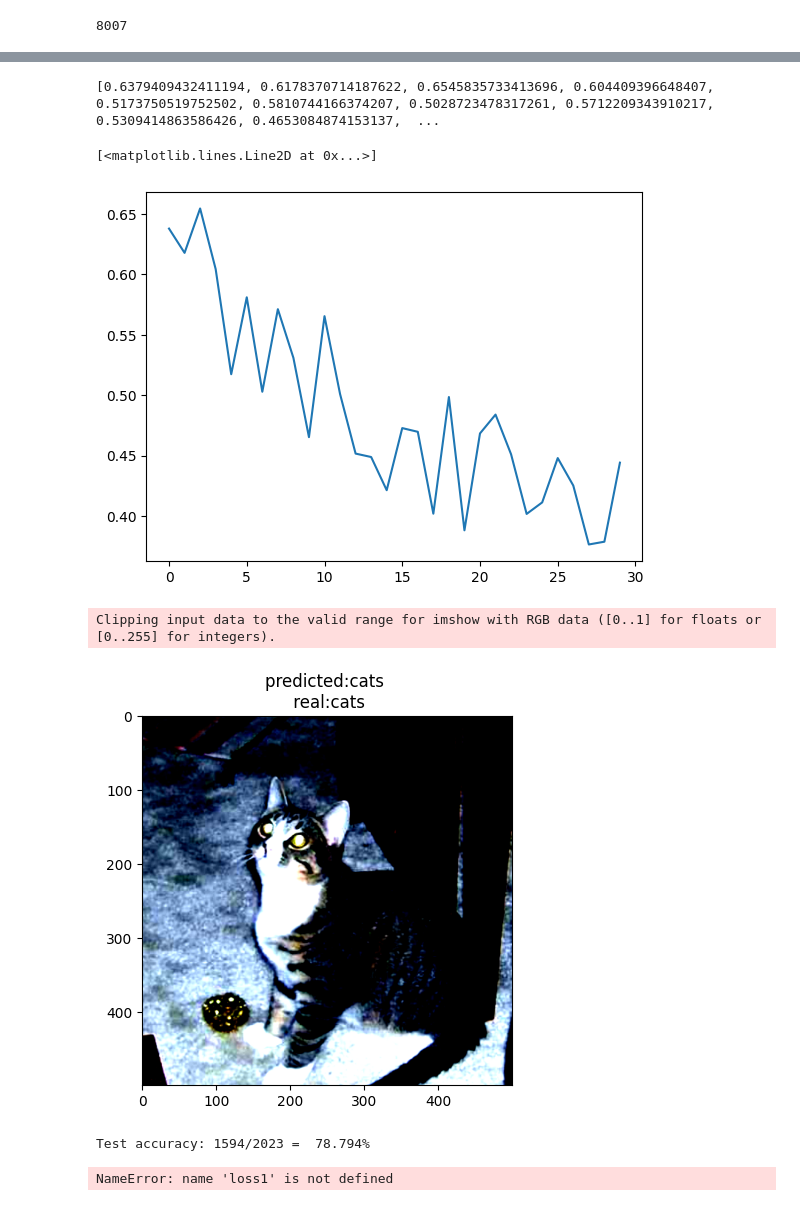
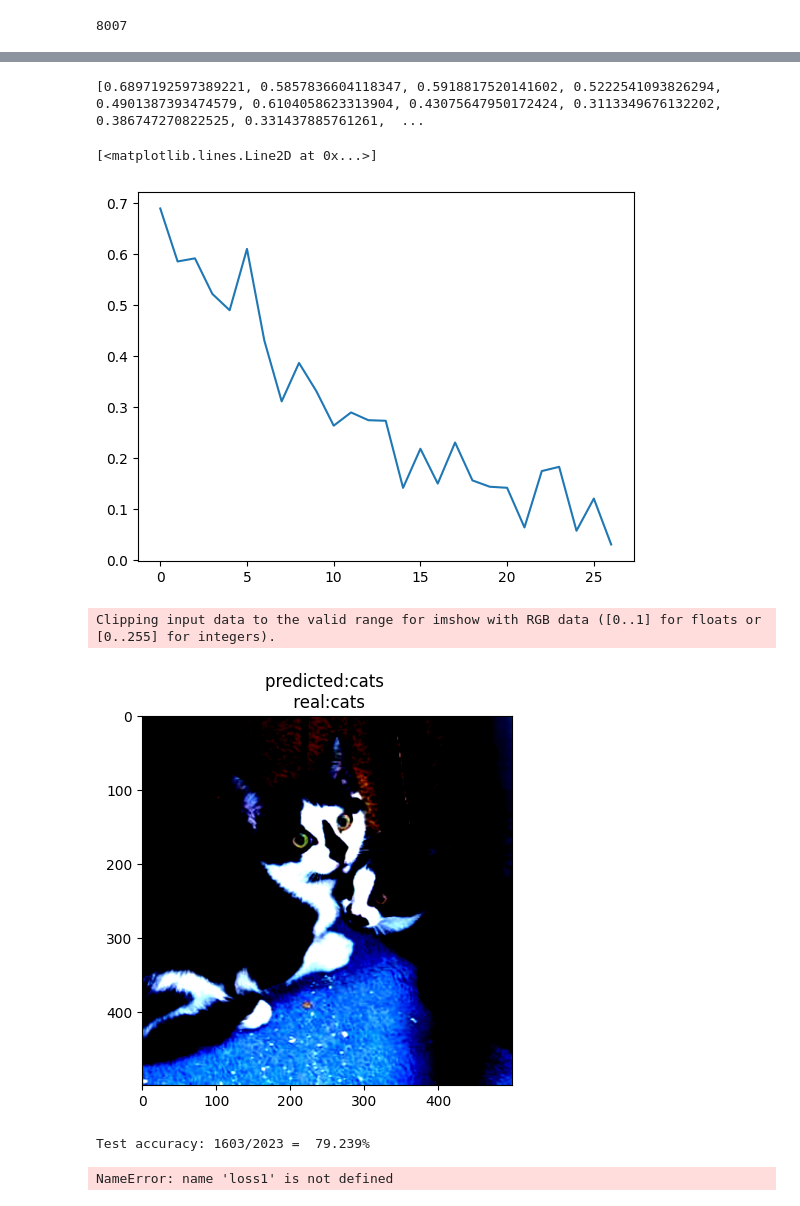
Before and after one commit to revanth2509/Cats_Dogs, a Jupyter notebook: model.ipynb, the cells around one changed output, grey strips where cells are left out. Drawn from its saved outputs; the diff is of its cells as text; code cells hidden in the pictures.

```diff
--- a/model.ipynb
+++ b/model.ipynb
@@ -67,7 +67,6 @@ class CNN_model(nn.Module):
         X = F.relu(self.fc2(X))
         X = self.fc3(X)
 
-        X = F.softmax(X, dim= 1)
         return X
 # %%
 model = CNN_model()
@@ -170,9 +166,9 @@ for i in loss_val:
 print(loss1)
 plt.plot(range(len(loss1)),loss1)
 # %% [output]
-[0.6379409432411194, 0.6178370714187622, 0.6545835733413696, 0.604409396648407, 0.5173750519752502, 0.5810744166374207, 0.5028723478317261, 0.5712209343910217, 0.5309414863586426, 0.4653084874153137,  ...
+[0.6897192597389221, 0.5857836604118347, 0.5918817520141602, 0.5222541093826294, 0.4901387393474579, 0.6104058623313904, 0.43075647950172424, 0.3113349676132202, 0.386747270822525, 0.331437885761261,  ...
 [<matplotlib.lines.Line2D at 0x...>]
-[figure, old version]
+[figure, new version]
 # %%
 test_transform = transforms.Compose([
     transforms.Resize(500),
@@ -190,25 +186,25 @@ test_data = DataLoader(model_test_data,batch_size=batch,shuffle=False)
 # %%
 with torch.no_grad():
     test = []
     predicted = []
 
     for img,label in test_data:
-        imgs = img[56].to(device)
-        labels = label[56].to(device)
+        imgs = img[48].to(device)
+        labels = label[48].to(device)
         test.append(labels)
         output_model = imgs.unsqueeze(0)
         # print(imgs.shape)
         output_model = model(output_model)
         # print(output_model)
         index = output_model.argmax()
         predicted.append(index)
         # imgs = torchvision.transforms.ToPILImage(imgs)
         plt.imshow(imgs.detach().cpu().numpy().transpose(1,2,0))
         plt.title(f"predicted:{ model_test_data.classes[index]} \n real:{ model_test_data.classes[labels]}")
         break
 # %% [output]
 Clipping input data to the valid range for imshow with RGB data ([0..1] for floats or [0..255] for integers).
-[figure, old version]
+[figure, new version]
 # %%
 with torch.no_grad():
     correct = 0
@@ -220,7 +216,7 @@ with torch.no_grad():
 
 print(f'Test accuracy: {correct.item()}/{len(model_test_data)} = {correct.item()*100/(len(model_test_data)):7.3f}%')
 # %% [output]
-Test accuracy: 1594/2023 =  78.794%
+Test accuracy: 1603/2023 =  79.239%
 # %%
 print(loss1)
 # %% [output]
```
Also changed, not shown: parts of 2 cells of this notebook.
